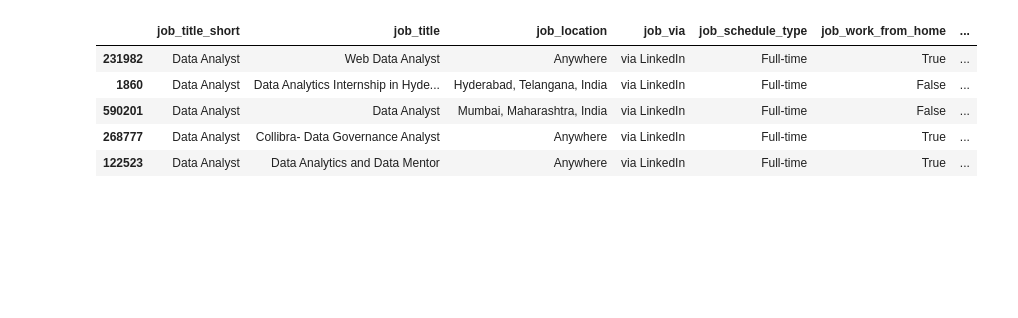
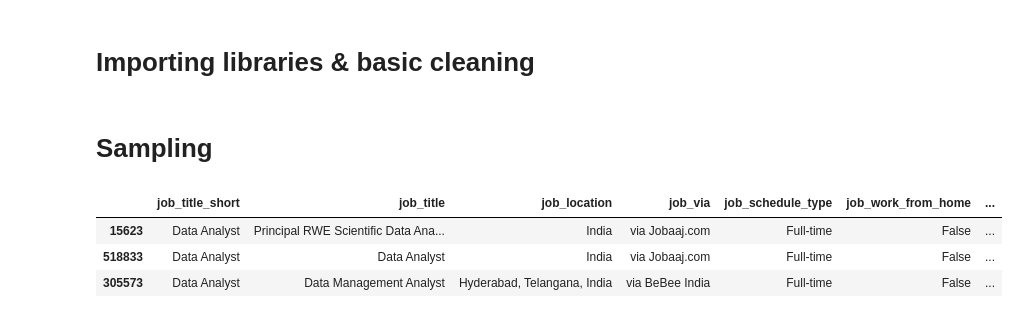
Before and after one commit to Sujalk63/Jobs-Skills-Analysis, a Jupyter notebook: EDA.ipynb, the cells around one changed output. Saved outputs shown, nothing was run; the diff lists cells and outputs as text; code cells hidden in the pictures; blank space fills up the shorter version.

Commit message:
Basic EDA

```diff
--- a/EDA.ipynb
+++ b/EDA.ipynb
@@ -1,3 +1,5 @@
+# %% [markdown]
+# Importing libraries & basic cleaning
 # %%
 import pandas as pd
 import ast
@@ -12,12 +15,12 @@ df["job_posted_date"] = pd.to_datetime(df["job_posted_date"]) # converting "job_
 df["job_skills"] = df["job_skills"].apply(lambda x: ast.literal_eval(x) if pd.notna(x) else x) # job skills cloumn converted to list
 
 df_DA_India = df[(df["job_title_short"] == "Data Analyst") & (df["job_country"] == "India")]
-# %%
-df_DA_India.sample(5)
-# %% [output]
-|  | job_title_short | job_title | job_location | job_via | job_schedule_type | job_work_from_home | ... |
-| 231982 | Data Analyst | Web Data Analyst | Anywhere | via LinkedIn | Full-time | True | ... |
-| 1860 | Data Analyst | Data Analytics Internship in Hyde... | Hyderabad, Telangana, India | via LinkedIn | Full-time | False | ... |
-| 590201 | Data Analyst | Data Analyst | Mumbai, Maharashtra, India | via LinkedIn | Full-time | False | ... |
-| 268777 | Data Analyst | Collibra- Data Governance Analyst | Anywhere | via LinkedIn | Full-time | True | ... |
-| 122523 | Data Analyst | Data Analytics and Data Mentor | Anywhere | via LinkedIn | Full-time | True | ... |
+# %% [markdown]
+# Sampling
+# %%
+df_DA_India.sample(3) # sampling to take an overview
+# %% [output]
+|  | job_title_short | job_title | job_location | job_via | job_schedule_type | job_work_from_home | ... |
+| 15623 | Data Analyst | Principal RWE Scientific Data Ana... | India | via Jobaaj.com | Full-time | False | ... |
+| 518833 | Data Analyst | Data Analyst | India | via Jobaaj.com | Full-time | False | ... |
+| 305573 | Data Analyst | Data Management Analyst | Hyderabad, Telangana, India | via BeBee India | Full-time | False | ... |
```
Also changed, not shown: parts of 7 cells of this notebook.
